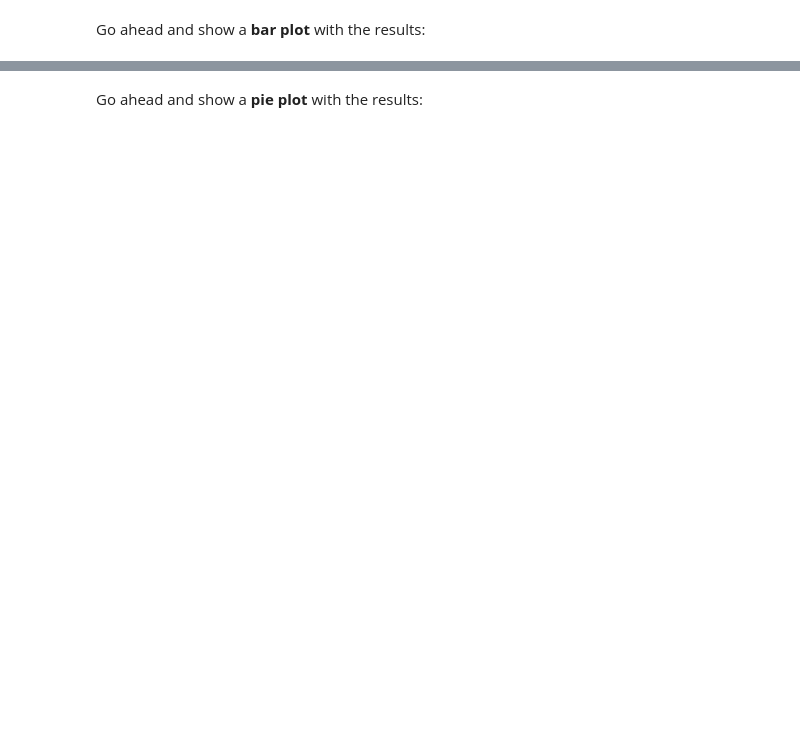
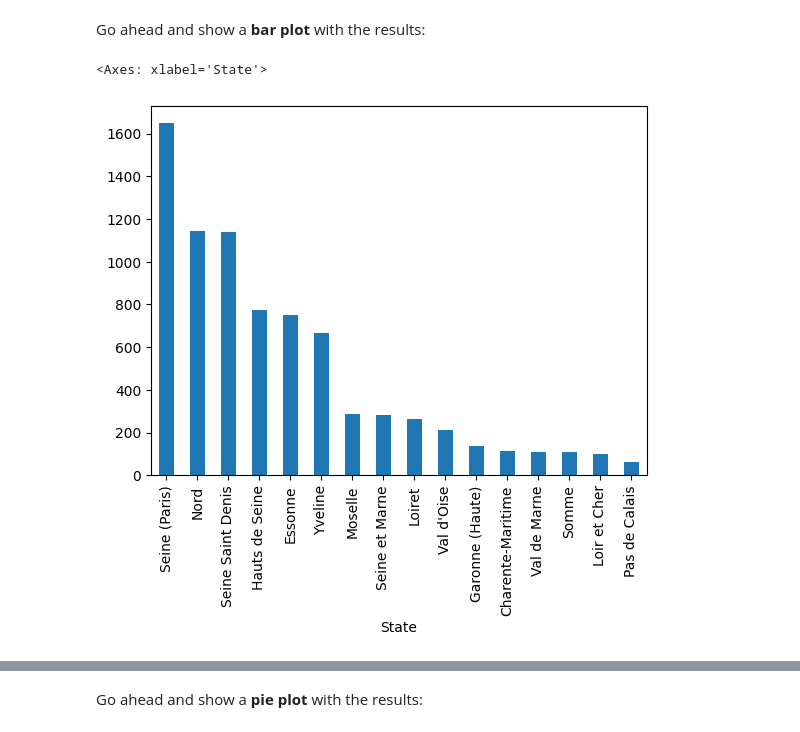
Before and after one commit to tgl-tania/FreeCodeCamp-Pandas-Real-Life-Example, a Jupyter notebook: Exercises_1.ipynb, the cells around one changed output, grey strips where cells are left out. Cells and saved outputs as stored; diff of their text form; code cells hidden in the pictures; blank space fills up the shorter version.

```diff
--- a/Exercises_1.ipynb
+++ b/Exercises_1.ipynb
@@ -19,7 +19,7 @@ import matplotlib.pyplot as plt
 %matplotlib inline
 # %%
 sales = pd.read_csv(
-    'sales_data.csv',
+    '/sales_data.csv',
     parse_dates=['Date'])
 # %%
 sales.head()
@@ -388,5 +433,9 @@ france_states
 Go ahead and show a <b>bar plot</b> with the results:
 # %%
 # your code goes here
+(sales.loc[sales['Country']=='France'].value_counts('State')).plot(kind='bar')
+# %% [output]
+<Axes: xlabel='State'>
+[figure, added]
 # %%
 france_states.plot(kind='bar', figsize=(14,6))
```
Also changed, not shown: parts of 33 cells of this notebook.
